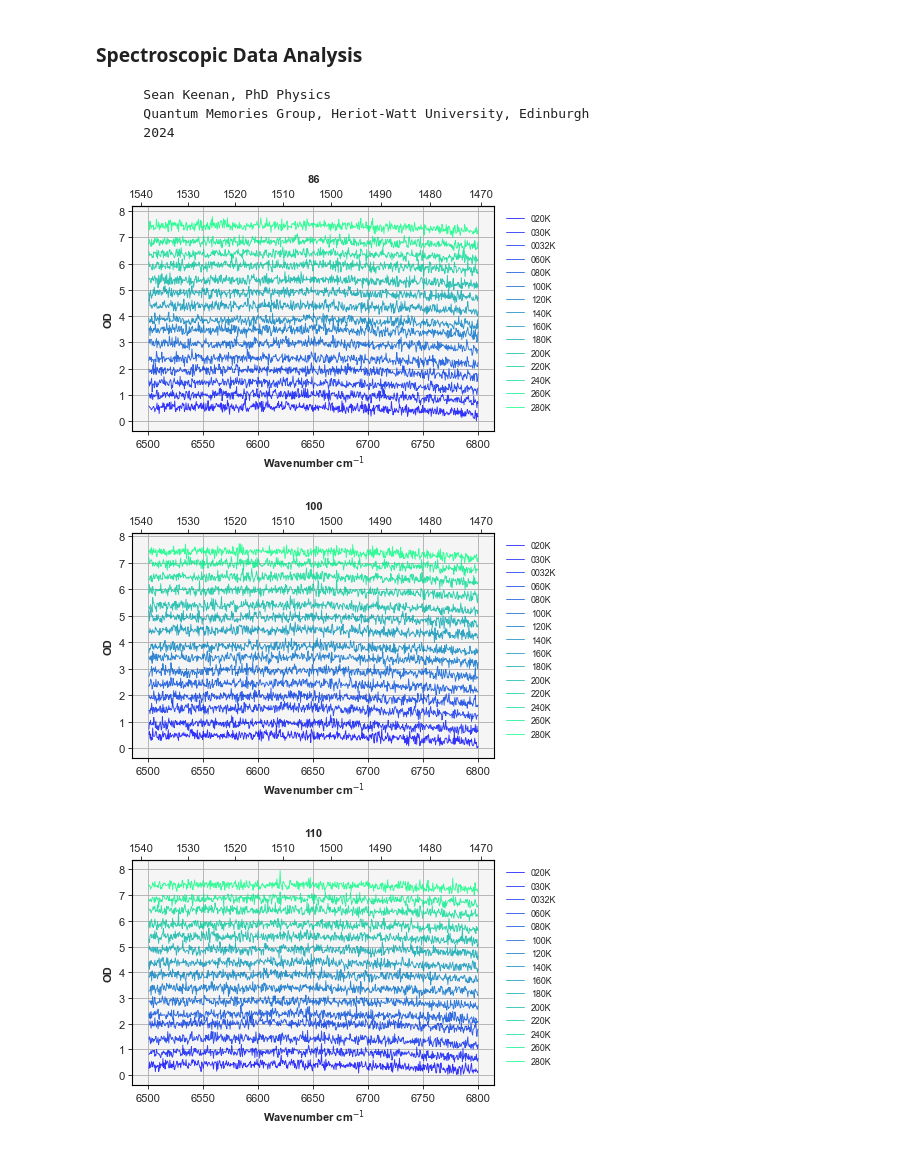
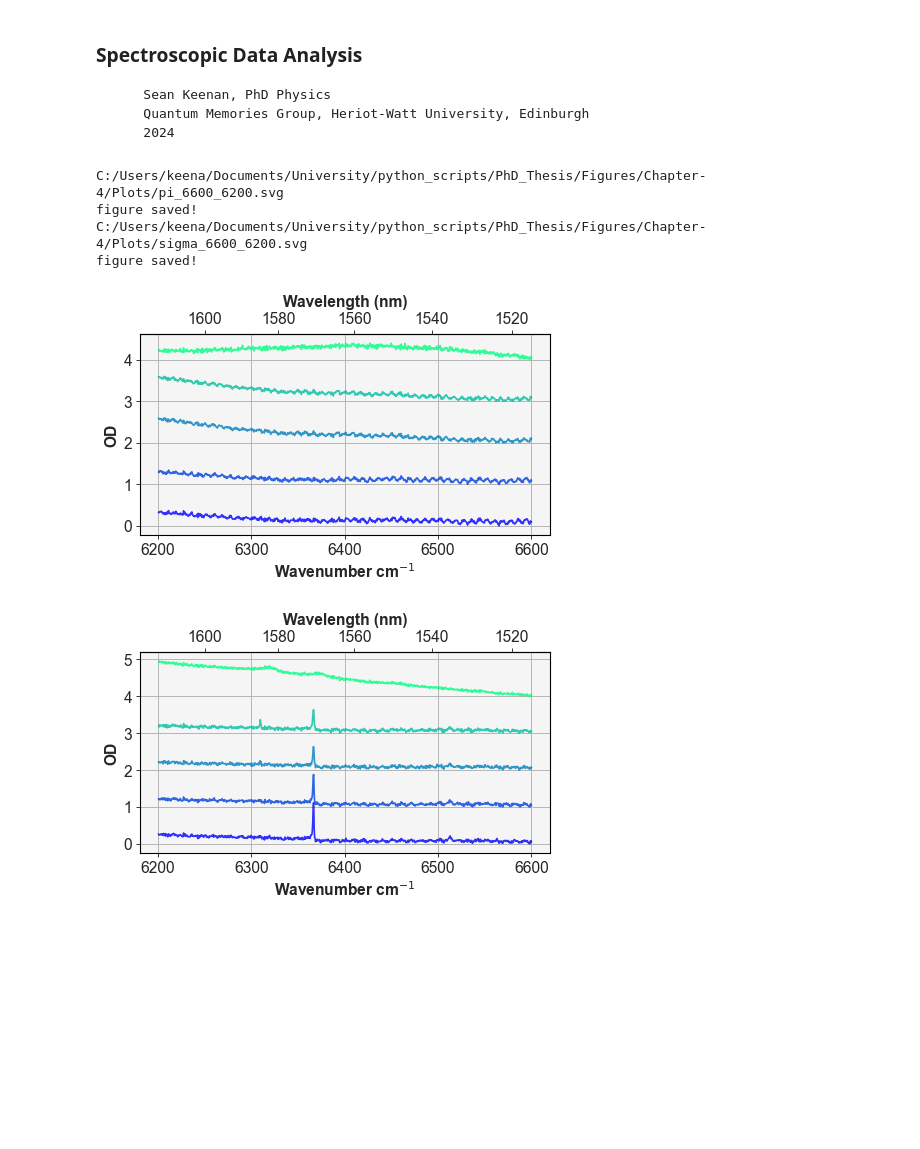
Before and after one commit to SMK-UK/Spectroscopy, a Jupyter notebook: PrYVO/main.ipynb, the cells around one changed output. Drawn from its saved outputs; the diff is of its cells as text; code cells hidden in the pictures; blank space fills up the shorter version.

```diff
--- a/PrYVO/main.ipynb
+++ b/PrYVO/main.ipynb
@@ -21,8 +21,8 @@ plt = Spectra_Plotter()
 # %%
 # import config file dictionary
-dir = os.path.join(config_file.root, config_file.file)
+dir = config_file.root + config_file.file
 # interogate directory to extract folder and file names
-folder_list, file_list = dat.dir_interogate(path=dir, extensions=config_file.extensions, exceptions=config_file.exceptions)
+folder_list, file_list = dat.dir_interrogate(path=dir, extensions=config_file.extensions, exceptions=config_file.exceptions)
 # create dictionary for indexing folders and files
 fol_i = dat.make_index_dict(folder_list)
 fil_i = [dat.make_index_dict(file_sub_list) for file_sub_list in file_list]
@@ -31,14 +31,14 @@ ref_paths = dat.search_paths(folder_list, file_list, include=config_file.refs)
 ref_path_list = [os.path.join(dir, x) for x in ref_paths]
 # assemble spectra paths
 spectra_paths = dat.search_paths(folder_list, file_list, exclude=config_file.refs)
-spectra_path_list = [os.path.join(dir, x) for files in spectra_paths for x in files]
+spectra_paths_list = [os.path.join(dir, x) for spectra_lists in spectra_paths for x in spectra_lists]
 # find polarisation numbers from reference file names
 polarisations = [dat.find_numbers(os.path.split(path)[1], '\d+')[0] for path in ref_paths]
 # extract data from the folders
 ref_metadata, ref_data = dat.spectrum_extract(ref_path_list, keys=polarisations)
-spectra_metadata, spectra_data = dat.spectrum_extract(spectra_path_list, keys=polarisations)
-spectra_waves, spectra_intensities = dat.seperate_lists(spectra_data)
-reference_waves, reference_intensities = dat.seperate_lists(ref_data)
+spectra_metadata, spectra_data = dat.spectrum_extract(spectra_paths_list, keys=polarisations)
+spectra_waves, spectra_intensities = dat.separate_lists(spectra_data)
+reference_waves, reference_intensities = dat.separate_lists(ref_data)
 # %%
 # calculate OD and correct for power variance
 OD_sets = [[OD_calc(ref_data=ref[0], trans_data=spectra, c_factor=config_file.correction) for spectra in spectra_set] for ref, spectra_set in zip(reference_intensities, spectra_intensities)]
@@ -54,11 +54,21 @@ wavevector_sets = [[1E7 / values for values in wavelengths] for wavelengths in s
 # %%
 plt.x_label = 'Wavenumber cm$^{-1}$'
 plt.y_label = 'OD'
+plt.sec_x_label = 'Wavelength (nm)'
+plt.save = True
+plt.folder = 'Documents/University/python_scripts/PhD_Thesis/Figures/Chapter-4/Plots/'
+plt.format = 'svg'
+
+fname = ['pi', 'sigma']
 
 for index, polarisation in enumerate(polarisations):
     plt.title = polarisation
-    plt.plot_spectra(x_data=wavevector_sets[index], y_data=OD_sets[index], lims=[6800, 6500], shifter=0.5, data_labels=folder_list)
+    plt.fname = fname[index]
+    fig, ax = plt.plot_spectra(x_data=wavevector_sets[index], y_data=OD_sets[index], lims=[6600, 6200], shifter=1, data_labels=folder_list)
 # %% [output]
+C:/Users/keena/Documents/University/python_scripts/PhD_Thesis/Figures/Chapter-4/Plots/pi_6600_6200.svg
+figure saved!
+C:/Users/keena/Documents/University/python_scripts/PhD_Thesis/Figures/Chapter-4/Plots/sigma_6600_6200.svg
+figure saved!
-[figure, old version]
+[figure, new version]
-[figure, old version]
+[figure, new version]
-[figure, removed]
```
Also changed, not shown: parts of 2 cells of this notebook, 4 other files.
